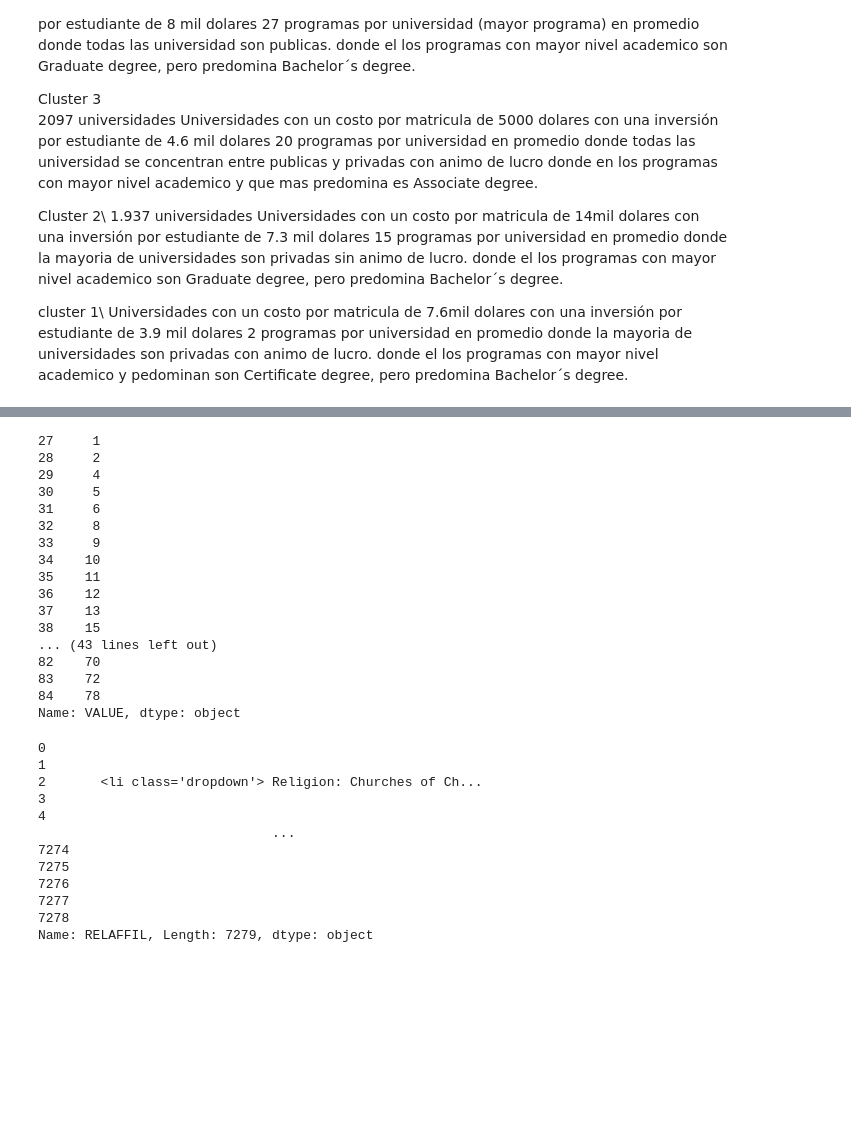
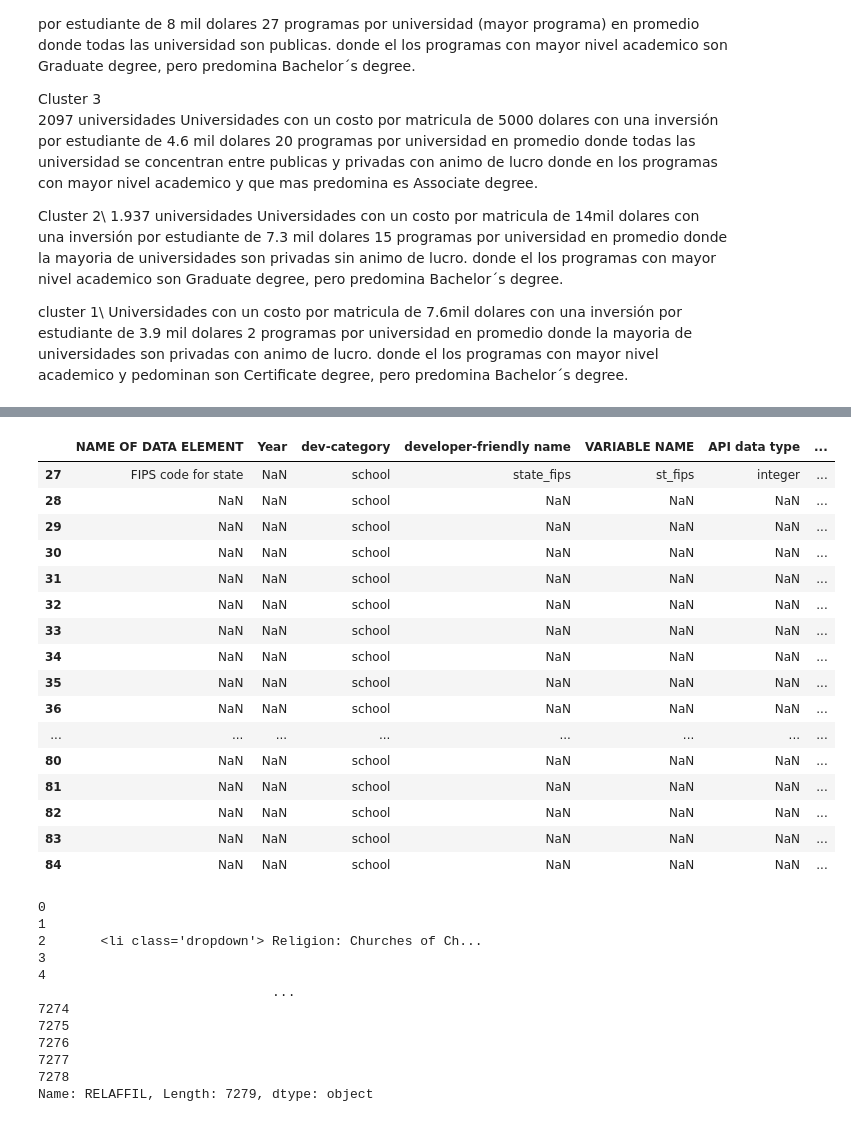
Before and after one commit to Germanchelo13/CollegeScorecard, a Jupyter notebook: desarrollo_cluster.ipynb, the cells around one changed output, grey strips where cells are left out. Cells and saved outputs as stored; diff of their text form; code cells hidden in the pictures; blank space fills up the shorter version.

```diff
--- a/desarrollo_cluster.ipynb
+++ b/desarrollo_cluster.ipynb
@@ -828,25 +828,25 @@ diccionario.iloc[519:521]
 | 519 | Flag for distance-education-only ... | 2013 | school | online_only | DISTANCEONLY | integer | ... |
 | 520 | NaN | NaN | NaN | NaN | NaN | NaN | ... |
 # %%
-diccionario.iloc[27:85].VALUE
+diccionario.iloc[27:85]
 # %% [output]
-27     1
-28     2
-29     4
-30     5
-31     6
-32     8
-33     9
-34    10
-35    11
-36    12
-37    13
-38    15
-... (43 lines left out)
-82    70
-83    72
-84    78
-Name: VALUE, dtype: object
+|  | NAME OF DATA ELEMENT | Year | dev-category | developer-friendly name | VARIABLE NAME | API data type | ... |
+| 27 | FIPS code for state | NaN | school | state_fips | st_fips | integer | ... |
+| 28 | NaN | NaN | school | NaN | NaN | NaN | ... |
+| 29 | NaN | NaN | school | NaN | NaN | NaN | ... |
+| 30 | NaN | NaN | school | NaN | NaN | NaN | ... |
+| 31 | NaN | NaN | school | NaN | NaN | NaN | ... |
+| 32 | NaN | NaN | school | NaN | NaN | NaN | ... |
+| 33 | NaN | NaN | school | NaN | NaN | NaN | ... |
+| 34 | NaN | NaN | school | NaN | NaN | NaN | ... |
+| 35 | NaN | NaN | school | NaN | NaN | NaN | ... |
+| 36 | NaN | NaN | school | NaN | NaN | NaN | ... |
+| ... | ... | ... | ... | ... | ... | ... | ... |
+| 80 | NaN | NaN | school | NaN | NaN | NaN | ... |
+| 81 | NaN | NaN | school | NaN | NaN | NaN | ... |
+| 82 | NaN | NaN | school | NaN | NaN | NaN | ... |
+| 83 | NaN | NaN | school | NaN | NaN | NaN | ... |
+| 84 | NaN | NaN | school | NaN | NaN | NaN | ... |
 # %%
 # titulacion=['Certificate degree', 'Associate degree', 'Bachelor´s degree', 'Graduate degree']
 datos_resultado[['st_fips'] ]=datos_resultado[['st_fips'] ].replace(list(diccionario.iloc[27:85].VALUE.astype(int)),
```
Also changed, not shown: 10 other files.
